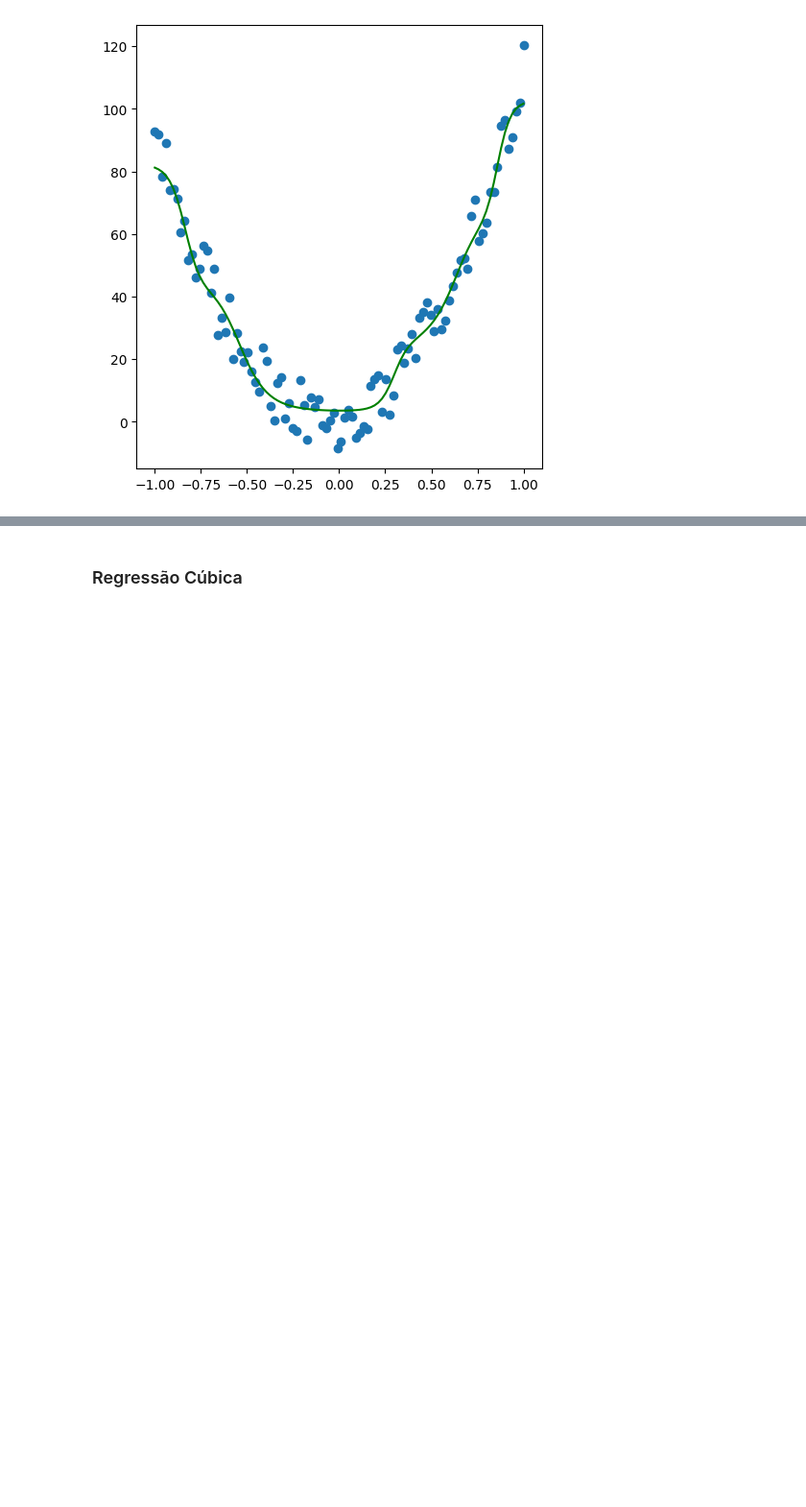
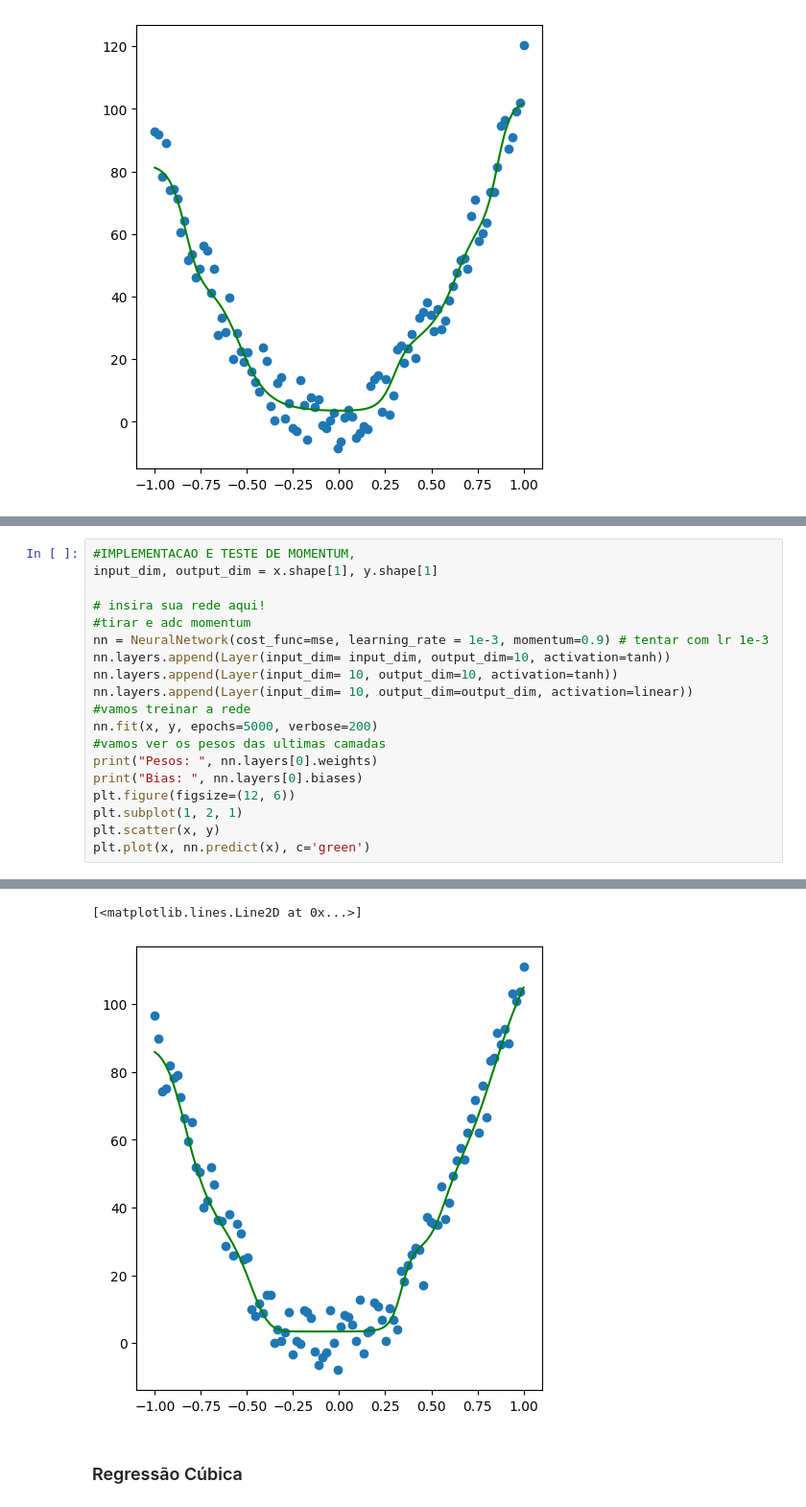
Before and after one commit to mafaldasalomao/pavic_treinamento_ml, a Jupyter notebook: PAVIC_ML_06_Rede_Neural.ipynb, the cells around one changed output, grey strips where cells are left out. Shown at 96% size. Cells and saved outputs as stored; diff of their text form; blank space fills up the shorter version.

```diff
--- a/PAVIC_ML_06_Rede_Neural.ipynb
+++ b/PAVIC_ML_06_Rede_Neural.ipynb
@@ -526,0 +737,20 @@ Bias:  [[-1.4912503   2.69260076  0.69781048 -1.79970628 -1.85673339 -0.93746301
+# %%
+#IMPLEMENTACAO E TESTE DE MOMENTUM,
+input_dim, output_dim = x.shape[1], y.shape[1]
+
+# insira sua rede aqui!
+#tirar e adc momentum
+nn = NeuralNetwork(cost_func=mse, learning_rate = 1e-3, momentum=0.9) # tentar com lr 1e-3
+nn.layers.append(Layer(input_dim= input_dim, output_dim=10, activation=tanh))
+nn.layers.append(Layer(input_dim= 10, output_dim=10, activation=tanh))
+nn.layers.append(Layer(input_dim= 10, output_dim=output_dim, activation=linear))
+#vamos treinar a rede
+nn.fit(x, y, epochs=5000, verbose=200)
+#vamos ver os pesos das ultimas camadas
+print("Pesos: ", nn.layers[0].weights)
+print("Bias: ", nn.layers[0].biases)
+plt.figure(figsize=(12, 6))
+plt.subplot(1, 2, 1)
+plt.scatter(x, y)
+plt.plot(x, nn.predict(x), c='green')
+# %% [output]
@@ -527,3 +774,5 @@ Bias:  [[-1.4912503   2.69260076  0.69781048 -1.79970628 -1.85673339 -0.93746301
+[<matplotlib.lines.Line2D at 0x...>]
+[figure, added]
 # %% [markdown]
 ### Regressão Cúbica
 # %%
```
Also changed, not shown: parts of 15 cells of this notebook.
